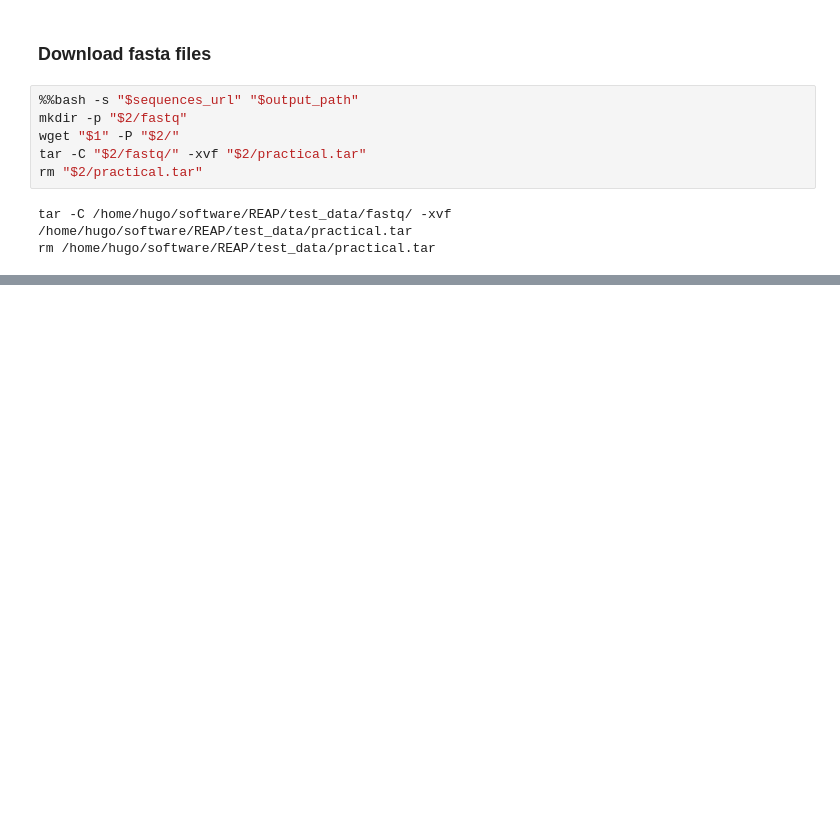
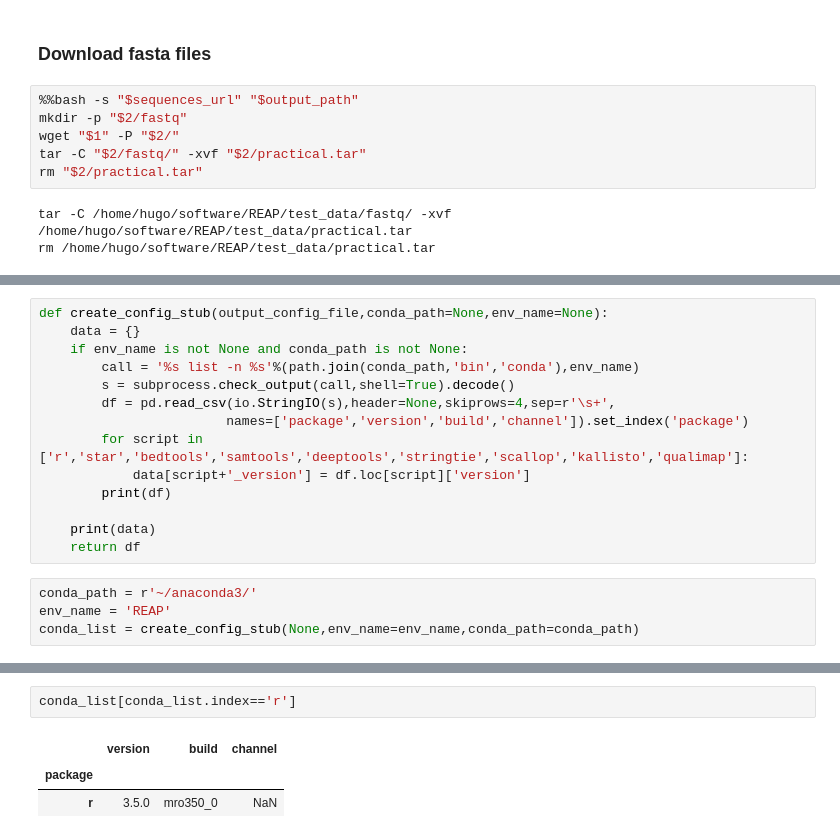
Before and after one commit to HugoGuillen/REAP, a Jupyter notebook: test_data.ipynb, the cells around one changed output, grey strips where cells are left out. Cells and saved outputs as stored; diff of their text form; blank space fills up the shorter version.

```diff
--- a/test_data.ipynb
+++ b/test_data.ipynb
@@ -29,0 +63,18 @@ rm /home/hugo/software/REAP/test_data/practical.tar
+# %%
+def create_config_stub(output_config_file,conda_path=None,env_name=None):
+    data = {}
+    if env_name is not None and conda_path is not None:
+        call = '%s list -n %s'%(path.join(conda_path,'bin','conda'),env_name)
+        s = subprocess.check_output(call,shell=True).decode()
+        df = pd.read_csv(io.StringIO(s),header=None,skiprows=4,sep=r'\s+',
+                        names=['package','version','build','channel']).set_index('package')
+        for script in ['r','star','bedtools','samtools','deeptools','stringtie','scallop','kallisto','qualimap']:
+            data[script+'_version'] = df.loc[script]['version']
+        print(df)
+
+    print(data)
+    return df
+# %%
+conda_path = r'~/anaconda3/'
+env_name = 'REAP'
+conda_list = create_config_stub(None,env_name=env_name,conda_path=conda_path)
@@ -29,0 +98,6 @@ rm /home/hugo/software/REAP/test_data/practical.tar
+# %%
+conda_list[conda_list.index=='r']
+# %% [output]
+|  | version | build | channel |
+| package |  |  |  |
+| r | 3.5.0 | mro350_0 | NaN |
```
Also changed, not shown: parts of 5 cells of this notebook, 4 other files.
